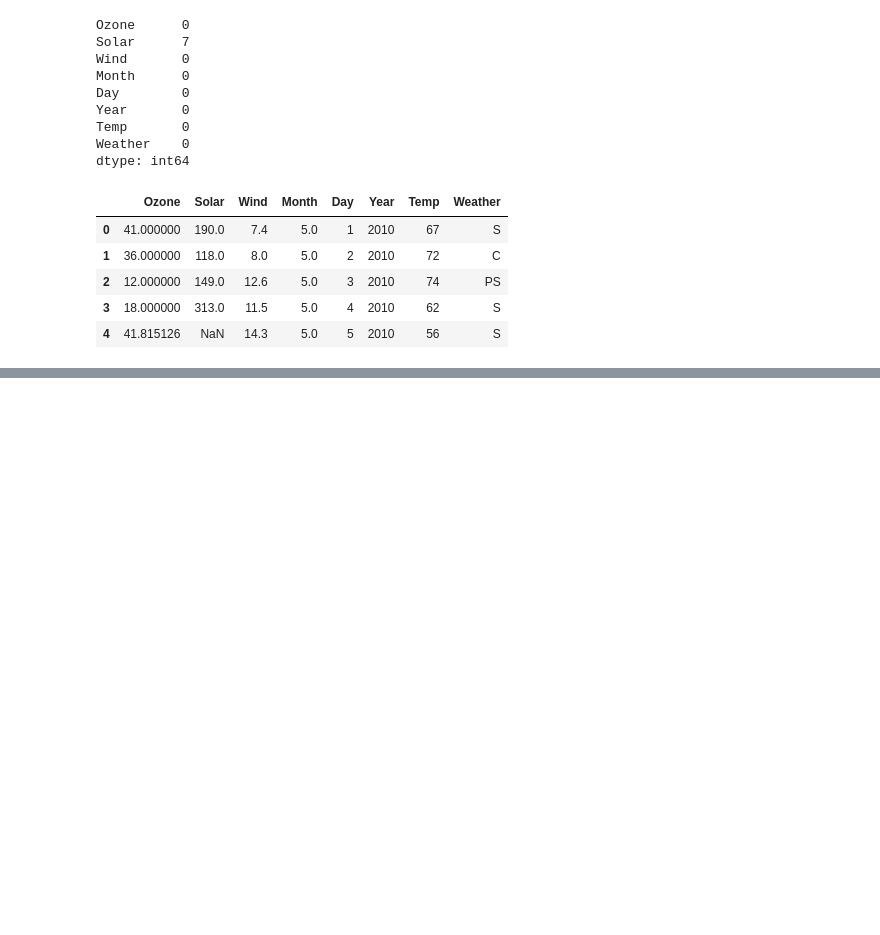
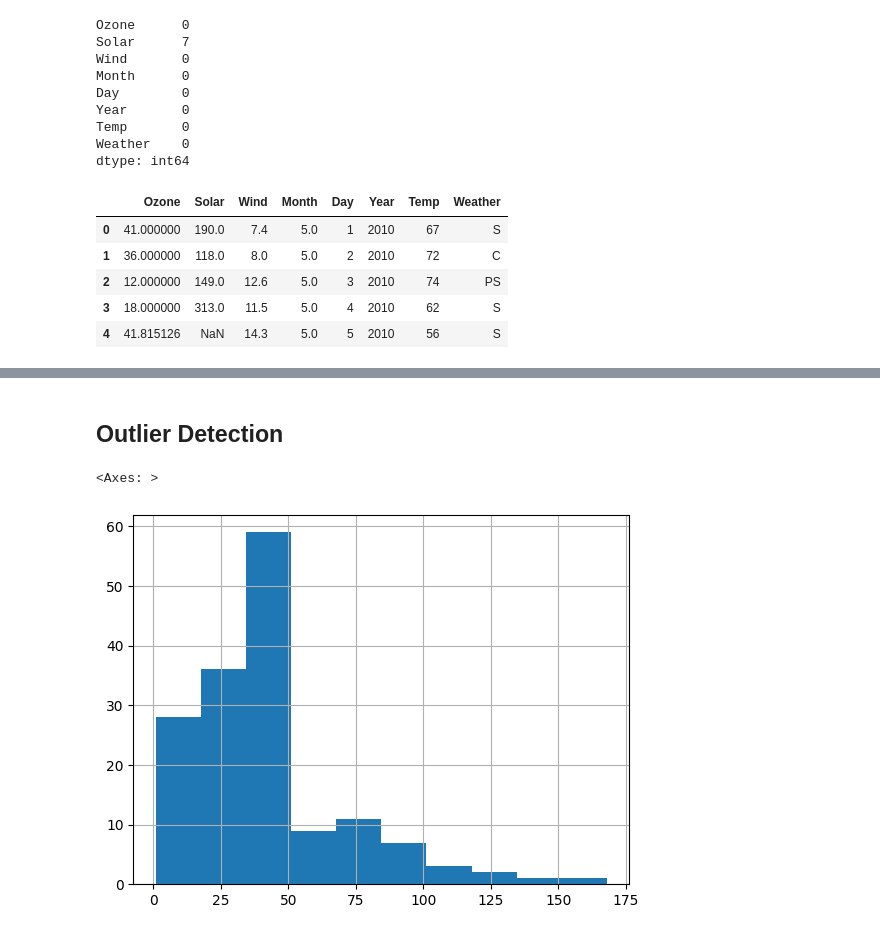
Before and after one commit to surajdehury/data-analytics, a Jupyter notebook: May/08.05.2026/LC11.ipynb, the cells around one changed output, grey strips where cells are left out. Cells and saved outputs as stored; diff of their text form; code cells hidden in the pictures; blank space fills up the shorter version.

```diff
--- a/May/08.05.2026/LC11.ipynb
+++ b/May/08.05.2026/LC11.ipynb
@@ -339,2 +332,0 @@ o=data2['Solar'].mean()
-# %%
-data2['Solar']=data2['Solar'].fillna(o)
@@ -340,0 +345,7 @@ data2['Solar']=data2['Solar'].fillna(o)
+# %% [markdown]
+## Outlier Detection
+# %%
+data2['Ozone'].hist()
+# %% [output]
+<Axes: >
+[figure, added]
```
Also changed, not shown: parts of 5 cells of this notebook.
